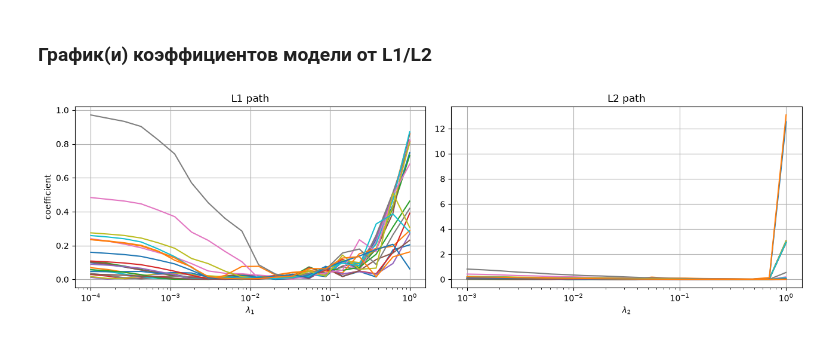
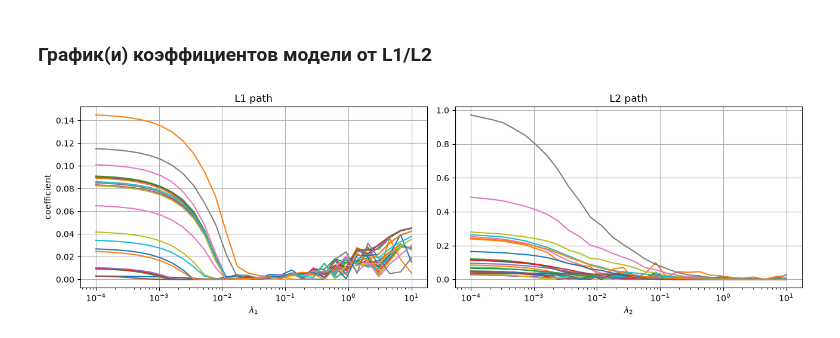
Before and after one commit to FB1-ITMO-CT/sem05_DA_lab01, a Jupyter notebook: notebooks/main.ipynb, the cells around one changed output. Drawn from its saved outputs; the diff is of its cells as text; code cells hidden in the pictures.

Commit message:
Improved regularization plot.

```diff
--- a/notebooks/main.ipynb
+++ b/notebooks/main.ipynb
@@ -497,39 +497,39 @@ error_curve()
 
 ### График(и) коэффициентов модели от L1/L2
 # %%
-L1_LAMBDAS = np.logspace(-4, 0, 20)
-L2_LAMBDAS = np.logspace(-3, 0, 20)
+L1_LAMBDAS = np.logspace(-4, 1, 30)
+L2_LAMBDAS = np.logspace(-4, 1, 30)
 
 def _coef(params_fn, lam):
     clf = GDClassifier(HINGE, params_fn(lam))
     clf.fit(DATA)
     return clf.coef_
 
 def _coef_path(params_fn, lambdas):
     return np.array([_coef(params_fn, lam) for lam in lambdas])
 
 def coef_paths():
-    l1 = _coef_path(lambda lam: GDParams(learning_rate=1.0, lambda1=lam, max_iter=200), L1_LAMBDAS)
-    l2 = _coef_path(lambda lam: GDParams(learning_rate=1.0, lambda2=lam, max_iter=200), L2_LAMBDAS)
+    l1 = _coef_path(lambda lam: GDParams(learning_rate=0.05 / (1.0 + lam), lambda1=lam, lambda2=0.0, max_iter=200), L1_LAMBDAS)
+    l2 = _coef_path(lambda lam: GDParams(learning_rate=1.0  / (1.0 + lam), lambda1=0.0, lambda2=lam, max_iter=200), L2_LAMBDAS)
 
     fig, axes = plt.subplots(1, 2, figsize=(13, 4))
 
     for j in range(l1.shape[1]):
         axes[0].plot(L1_LAMBDAS, np.abs(l1[:, j]))
         axes[1].plot(L2_LAMBDAS, np.abs(l2[:, j]))
 
     axes[0].set_xscale("log")
     axes[0].set_xlabel(r"$\lambda_1$")
     axes[0].set_ylabel("coefficient")
     axes[0].set_title("L1 path")
 
     axes[1].set_xscale("log")
     axes[1].set_xlabel(r"$\lambda_2$")
     axes[1].set_title("L2 path")
 
     plt.tight_layout()
     plt.show()
 
 coef_paths()
 # %% [output]
-[figure, old version]
+[figure, new version]
```
